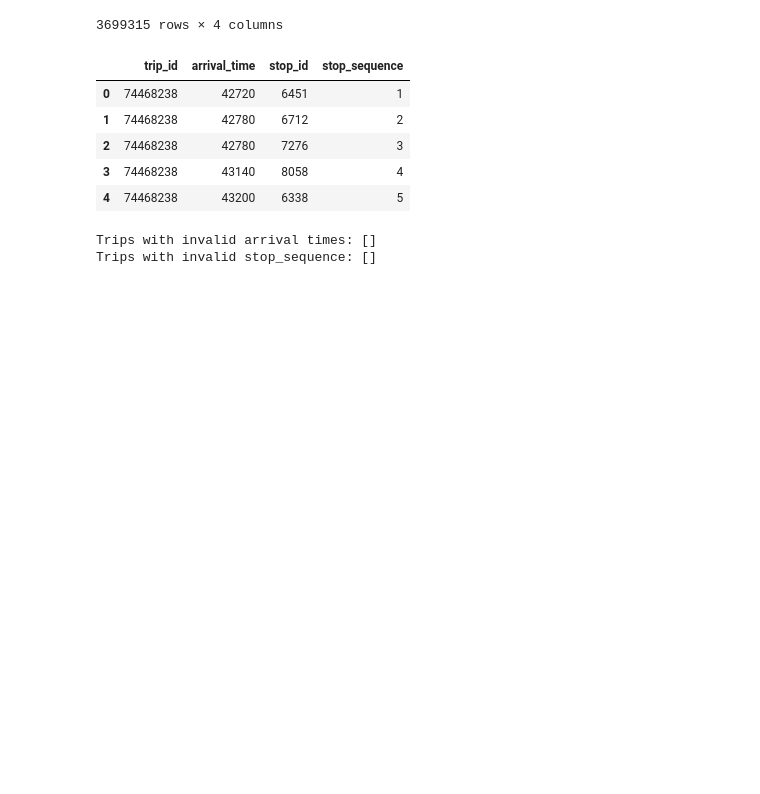
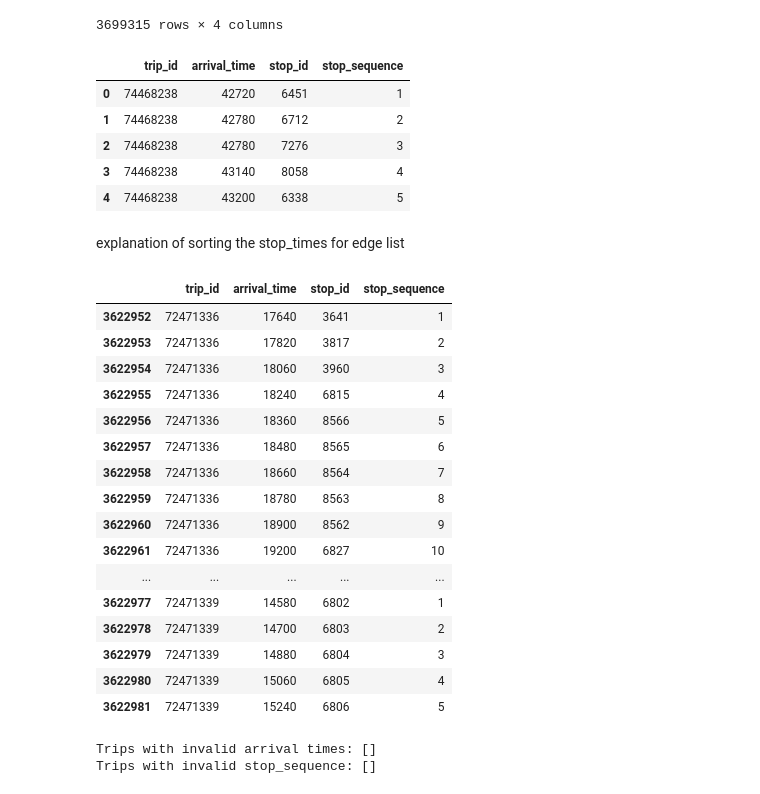
Before and after one commit to Mathemusician1729/Calgary-Transit-Intelligence-Engine, a Jupyter notebook: gtfs_static.ipynb, the cells around one changed output. Cells and saved outputs as stored; diff of their text form; code cells hidden in the pictures; blank space fills up the shorter version.

```diff
--- a/gtfs_static.ipynb
+++ b/gtfs_static.ipynb
@@ -291,6 +291,30 @@ stop_times.head()
 | 2 | 74468238 | 42780 | 7276 | 3 |
 | 3 | 74468238 | 43140 | 8058 | 4 |
 | 4 | 74468238 | 43200 | 6338 | 5 |
+# %% [markdown]
+explanation of sorting the stop_times for edge list
+# %%
+# sort to group trip_ids together, and resort stop_sequences
+stop_times = stop_times.sort_values(by=['trip_id', 'stop_sequence'])
+stop_times.head(30)
+# %% [output]
+|  | trip_id | arrival_time | stop_id | stop_sequence |
+| 3622952 | 72471336 | 17640 | 3641 | 1 |
+| 3622953 | 72471336 | 17820 | 3817 | 2 |
+| 3622954 | 72471336 | 18060 | 3960 | 3 |
+| 3622955 | 72471336 | 18240 | 6815 | 4 |
+| 3622956 | 72471336 | 18360 | 8566 | 5 |
+| 3622957 | 72471336 | 18480 | 8565 | 6 |
+| 3622958 | 72471336 | 18660 | 8564 | 7 |
+| 3622959 | 72471336 | 18780 | 8563 | 8 |
+| 3622960 | 72471336 | 18900 | 8562 | 9 |
+| 3622961 | 72471336 | 19200 | 6827 | 10 |
+| ... | ... | ... | ... | ... |
+| 3622977 | 72471339 | 14580 | 6802 | 1 |
+| 3622978 | 72471339 | 14700 | 6803 | 2 |
+| 3622979 | 72471339 | 14880 | 6804 | 3 |
+| 3622980 | 72471339 | 15060 | 6805 | 4 |
+| 3622981 | 72471339 | 15240 | 6806 | 5 |
 # %%
 # verify any invalid entries
 # ensure 'arrival_time' have no negative or invalid entries
```
Also changed, not shown: parts of 4 cells of this notebook.
